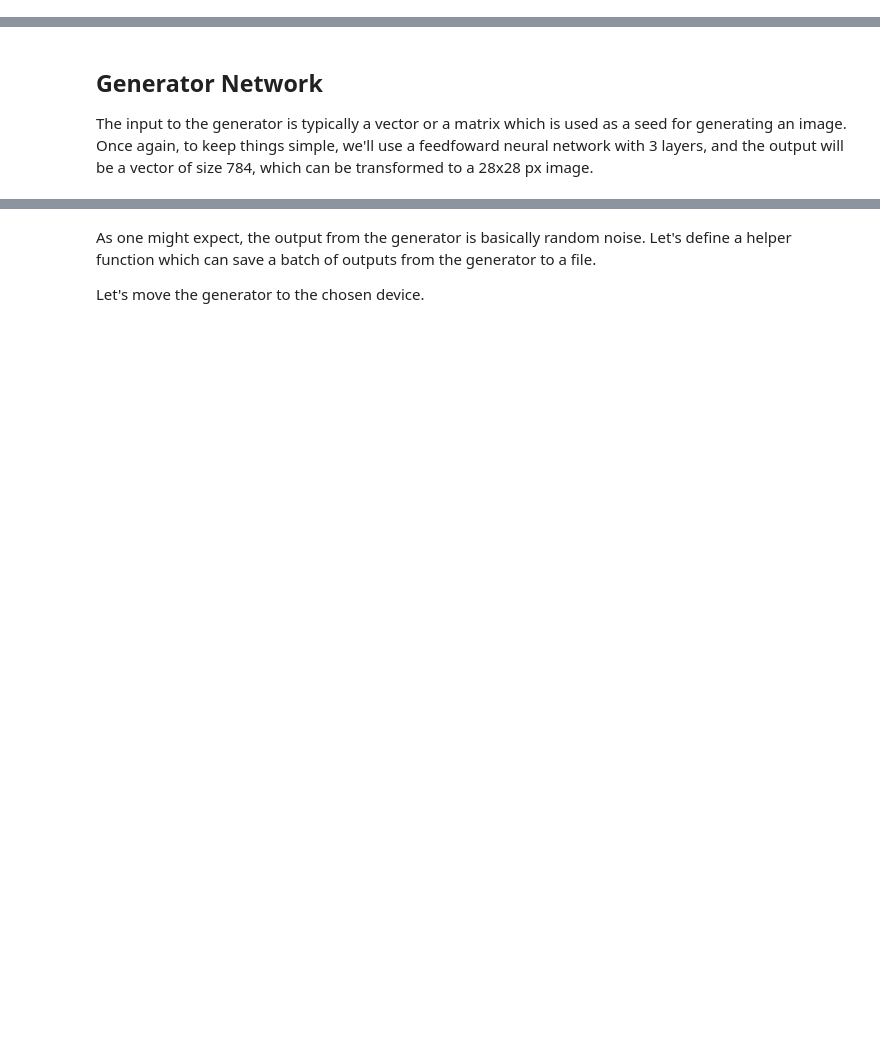
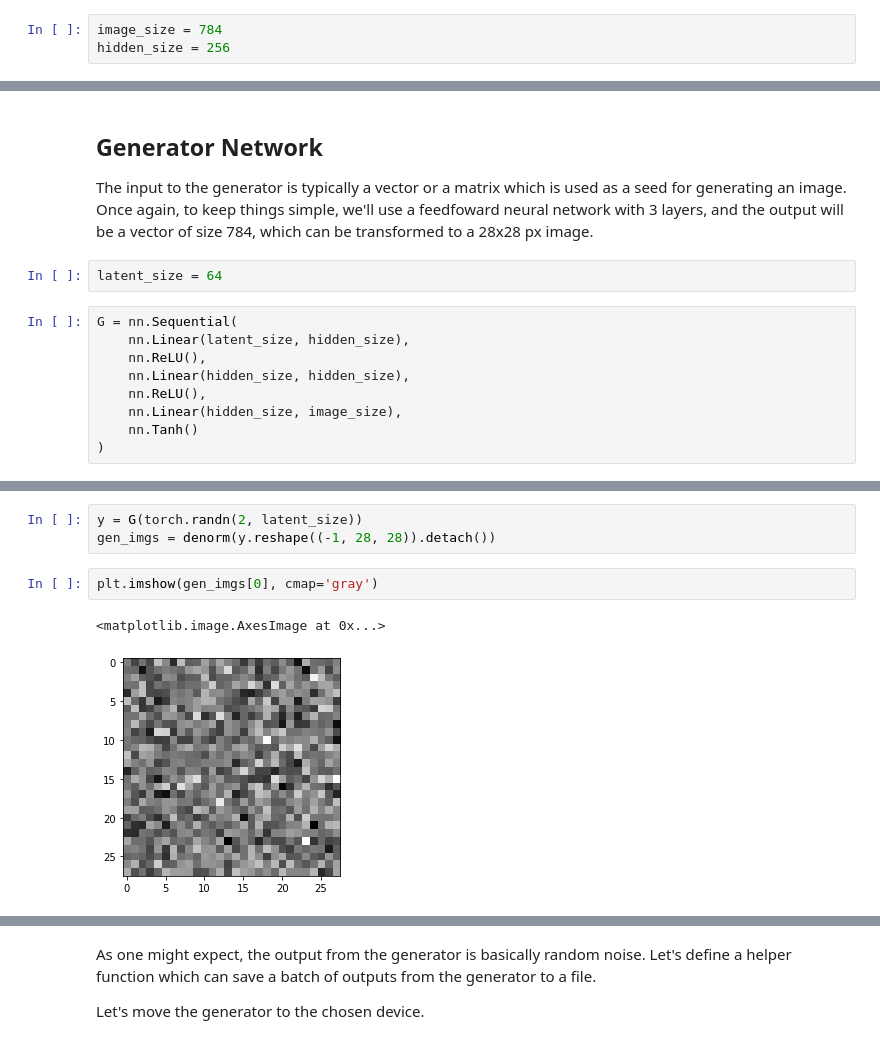
Before and after one commit to romainducrocq/moocs, a Jupyter notebook: freecodecamp/Pytorch_For_Deep_Learning/07-mnist-gan/07-mnist-gan.ipynb, the cells around one changed output, grey strips where cells are left out. Saved outputs shown, nothing was run; the diff lists cells and outputs as text; blank space fills up the shorter version.

```diff
--- a/freecodecamp/Pytorch_For_Deep_Learning/07-mnist-gan/07-mnist-gan.ipynb
+++ b/freecodecamp/Pytorch_For_Deep_Learning/07-mnist-gan/07-mnist-gan.ipynb
@@ -54,3 +115,6 @@ We'll also create a `device` which can be used to move the data and models to a
 ## Discriminator Network
 
 The discriminator takes an image as input, and tries to classify it as "real" or "generated". In this sense, it's like any other neural network. While we can use a CNN for the discriminator, we'll use a simple feedforward network with 3 linear layers to keep things since. We'll treat each 28x28 image as a vector of size 784.
+# %%
+image_size = 784
+hidden_size = 256
@@ -69,6 +155,17 @@ Let's move the discriminator model to the chosen device.
 ## Generator Network
 
 The input to the generator is typically a vector or a matrix which is used as a seed for generating an image. Once again, to keep things simple, we'll use a feedfoward neural network with 3 layers, and the output will be a vector of size 784, which can be transformed to a 28x28 px image.
+# %%
+latent_size = 64
+# %%
+G = nn.Sequential(
+    nn.Linear(latent_size, hidden_size),
+    nn.ReLU(),
+    nn.Linear(hidden_size, hidden_size),
+    nn.ReLU(),
+    nn.Linear(hidden_size, image_size),
+    nn.Tanh()
+)
 # %% [markdown]
 We use the TanH activation function for the output layer of the generator.
 
@@ -78,3 +175,11 @@ We use the TanH activation function for the output layer of the generator.
 
 
 Note that since the outputs of the TanH activation lie in the range `[-1,1]`, we have applied the same transformation to the images in the training dataset. Let's generate an output vector using the generator and view it as an image by transforming and denormalizing the output.
+# %%
+y = G(torch.randn(2, latent_size))
+gen_imgs = denorm(y.reshape((-1, 28, 28)).detach())
+# %%
+plt.imshow(gen_imgs[0], cmap='gray')
+# %% [output]
+<matplotlib.image.AxesImage at 0x...>
+[figure, added]
```
Also changed, not shown: parts of 32 cells of this notebook, 8 other files.
